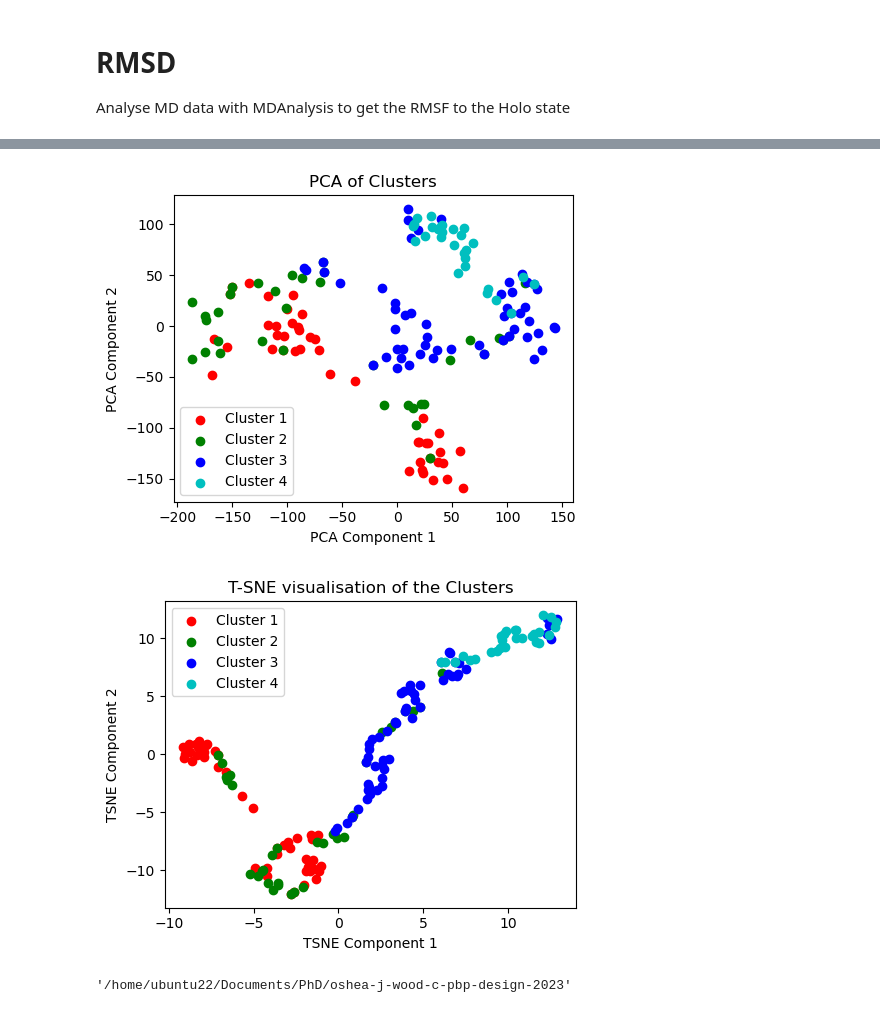
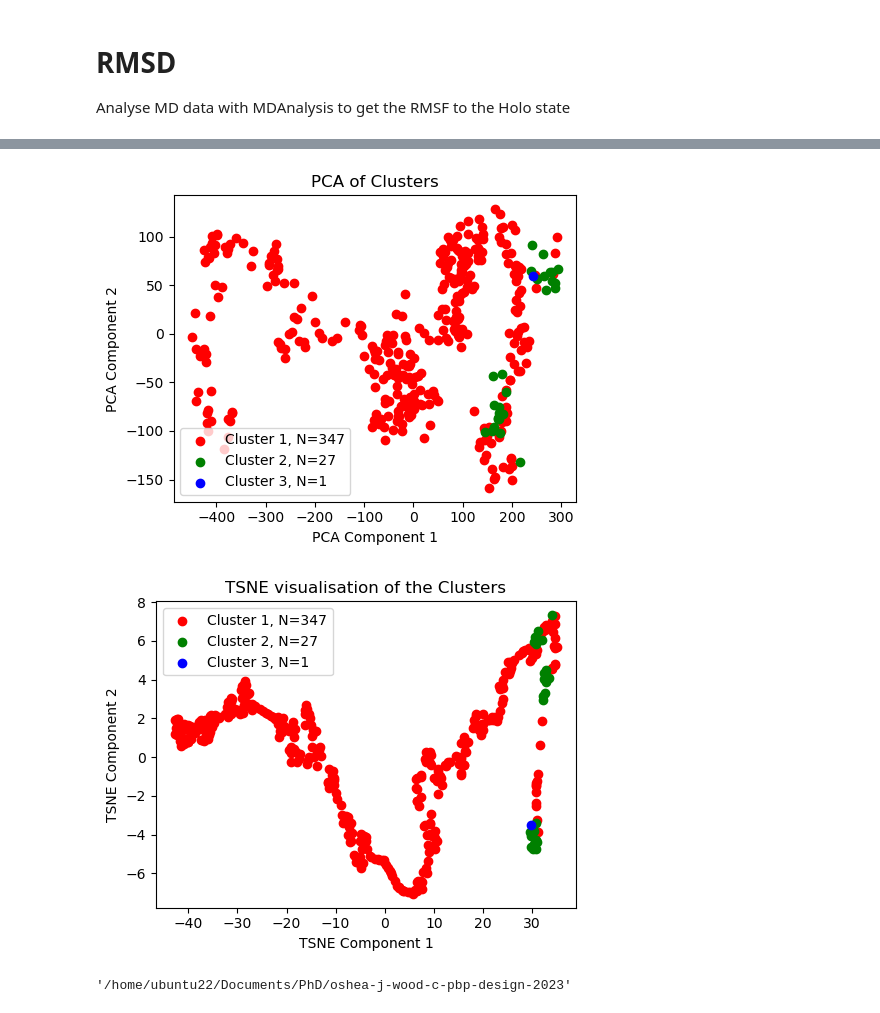
Before and after one commit to john-zcliu/oshea-j-wood-c-pbp-design-2023, a Jupyter notebook: mdTrajAnalysis.ipynb, the cells around one changed output, grey strips where cells are left out. Drawn from its saved outputs; the diff is of its cells as text; code cells hidden in the pictures.

Commit message:
analysing with 5 sims and better clustering

```diff
--- a/mdTrajAnalysis.ipynb
+++ b/mdTrajAnalysis.ipynb
@@ -266,47 +261,47 @@ Using 107.33333333333333% of the data, which is 161 frames
 # %%
 from sklearn.decomposition import PCA
 from sklearn.manifold import TSNE
 
-# Flatten the data for PCA
-X_flat = np.concatenate(xs, axis=0).reshape(len(np.concatenate(xs, axis=0)), -1)
+# Flatten the entire dataset for PCA and TSNE
+X_MDS_visualisation = np.concatenate(X_clustered, axis=0)
+X_MDS_visualisation = X_MDS_visualisation.reshape(len(X_MDS_visualisation), -1)
 
-# Perform PCA
-pca = PCA(n_components=2)
-X_pca = pca.fit_transform(X_flat)
+# Perform PCA on the entire dataset
+pca_all = PCA(n_components=2)
+X_pca_all = pca_all.fit_transform(X_MDS_visualisation)
 
-# Assign colors to clusters
-colors = ['r', 'g', 'b', 'c']
-cluster_labels = np.concatenate([[i] * len(xs[i]) for i in range(len(xs))])
+# Perform TSNE on the entire dataset
+tsne_all = TSNE(n_components=2, random_state=42)
+X_tsne_all = tsne_all.fit_transform(X_MDS_visualisation)
 
-# Plot the PCA results
+N_cluster = [X_clustered[i].shape[0] for i in range(len(X_clustered))]
+N_cluster.insert(0, 0)
+cluster_ranges = np.cumsum(N_cluster)
+
+# Plot PCA results for each cluster
 plt.figure(figsize=(5, 4))
-for i in range(len(xs)):
-    plt.scatter(X_pca[cluster_labels == i, 0], X_pca[cluster_labels == i, 1], color=colors[i], label=f'Cluster {i+1}')
+for i in range(n_clusters):
+    plt.scatter(X_pca_all[cluster_ranges[i]:cluster_ranges[i+1], 0], X_pca_all[cluster_ranges[i]:cluster_ranges[i+1], 1], color=colors[i], label=f'Cluster {i+1}, N={len(X_clustered[i])}')
 plt.xlabel('PCA Component 1')
 plt.ylabel('PCA Component 2')
 plt.title('PCA of Clusters')
 plt.tight_layout()
 plt.legend()
 plt.show()
 
-
-# Perform T-SNE
-tsne = TSNE(n_components=2, random_state=42)
-X_tsne = tsne.fit_transform(X_flat)
-
-# Plot the T-SNE results
+# Plot TSNE results for each cluster
 plt.figure(figsize=(5, 4))
-for i in range(len(xs)):
-    plt.scatter(X_tsne[cluster_labels == i, 0], X_tsne[cluster_labels == i, 1], color=colors[i], label=f'Cluster {i+1}')
+for i in range(n_clusters):
+    plt.scatter(X_tsne_all[cluster_ranges[i]:cluster_ranges[i+1], 0], X_tsne_all[cluster_ranges[i]:cluster_ranges[i+1], 1], color=colors[i], label=f'Cluster {i+1}, N={len(X_clustered[i])}')
 plt.xlabel('TSNE Component 1')
 plt.ylabel('TSNE Component 2')
-plt.title('T-SNE visualisation of the Clusters')
+plt.title('TSNE visualisation of the Clusters')
 plt.tight_layout()
 plt.legend()
 plt.show()
 # %% [output]
-[figure, old version]
+[figure, new version]
-[figure, old version]
+[figure, new version]
 # %%
 os.getcwd()
 # %% [output]
```
Also changed, not shown: parts of 16 cells of this notebook.
